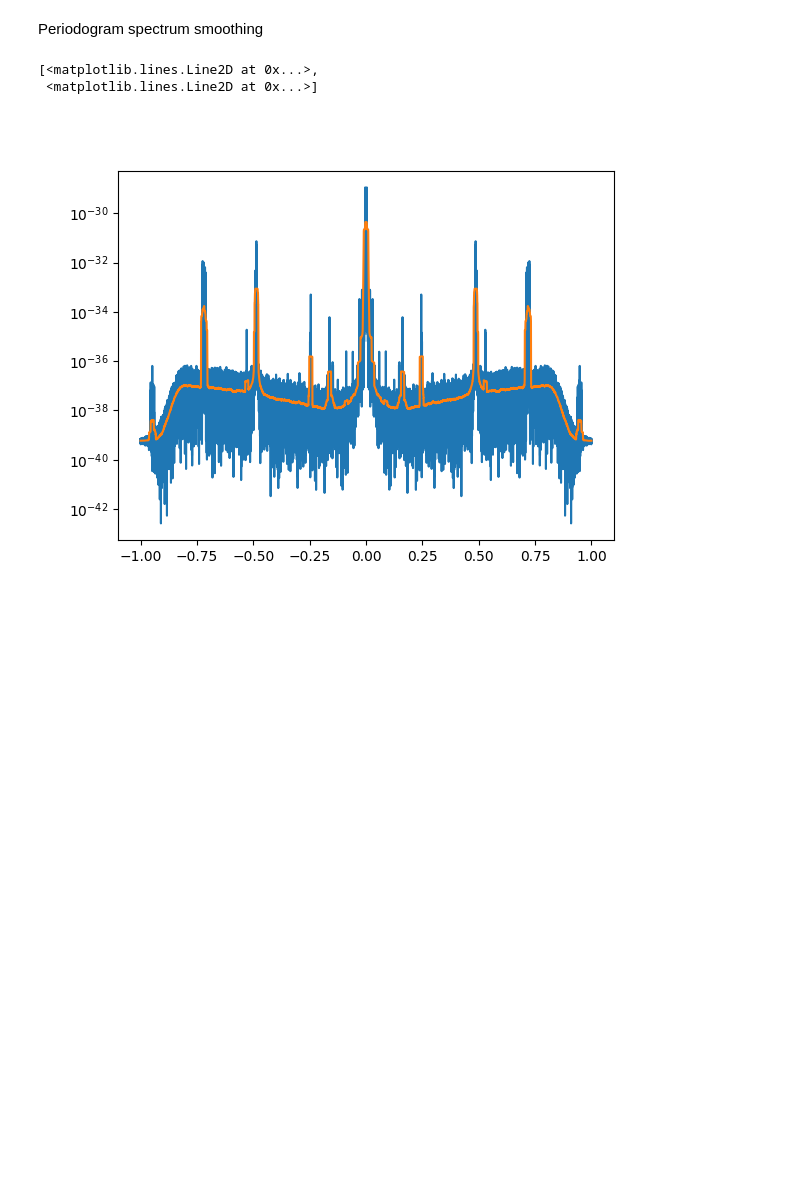
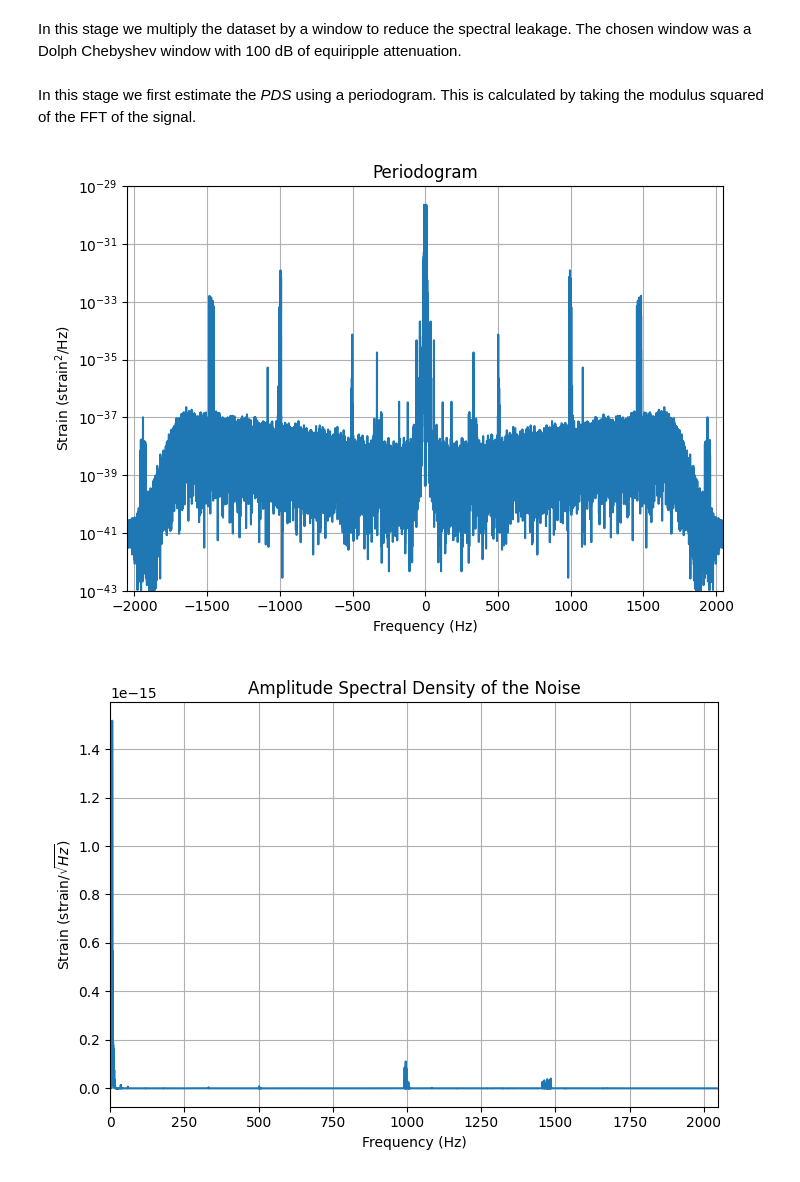
Before and after one commit to CocoMZ/PASA-P1, a Jupyter notebook: main.ipynb, the cells around one changed output. Saved outputs shown, nothing was run; the diff lists cells and outputs as text; code cells hidden in the pictures; blank space fills up the shorter version.

Commit message:
finished task 1. And improved plots and so on

```diff
--- a/main.ipynb
+++ b/main.ipynb
@@ -42,14 +36,9 @@ Note: you may need to restart the kernel to use updated packages.
 import matplotlib.pyplot as plt
 import numpy as np
 import scipy.signal as sp
-import scipy.ndimage as nd
 import h5py as hdf
+import main
+import importlib
 
 # H1
-f = hdf.File('data/H-H1_GWOSC_4KHZ_R1-1126259447-32.hdf5', "r")
-print(list(f.keys()))
-dset = f['strain']['Strain']
-print(dset.attrs.keys())
-XStart = dset.attrs.get("Xstart")
-dX = dset.attrs.get("Xspacing")
-N = dset.attrs.get("Npoints")
+h1 = main.SignalProcessor(name="H1-32-4K")
@@ -74,0 +59,2 @@ Maximum n value:  61440  out of  131072
+# %% [markdown]
+In this stage we multiply the dataset by a window to reduce the spectral leakage. The chosen window was a Dolph Chebyshev window with 100 dB of equiripple attenuation.
@@ -75,29 +64,9 @@ Maximum n value:  61440  out of  131072
 # %% [markdown]
-Periodogram spectrum smoothing
+In this stage we first estimate the _PDS_ using a periodogram. This is calculated by taking the modulus squared of the FFT of the signal.
 # %%
-plt.close()
-
-# The recommended L range goes from 0.1N to 0.2N see Manolakis
-# Lfactor = 0.1 # maximum Lag (length of the smoothing window) as a factor of N
-Lfactor = 0.007
-N = max_n
-f = np.linspace(-1, 1, N)
-M = int(N*Lfactor) # Smoothing window length
-y = yValues
-H = np.zeros(N) # Smoothing window
-start = (N-M)//2
-H[start:start+M] = 1/M
-h = np.fft.fft(H)
-Y = np.fft.fft(y)
-R_y = Y * np.conj(Y)
-
-r_y = np.fft.ifft(R_y)
-r_y_PS = r_y * h
-R_y_PS = np.fft.fft(r_y_PS)
-plt.figure()
-plt.semilogy(f, np.fft.fftshift(np.abs(R_y)),
-             f, np.abs(R_y_PS))
+f_h1, R_y_h1 = h1.Periodogram()
+main.periodogram_plotting(f_h1, R_y_h1, title="Periodogram")
+main.ASD(f_h1, R_y_h1)
 # %% [output]
-[<matplotlib.lines.Line2D at 0x...>,
- <matplotlib.lines.Line2D at 0x...>]
-[figure, old version]
+[figure, new version]
+[figure, added]
```
Also changed, not shown: parts of 37 cells of this notebook, 1 other file.
